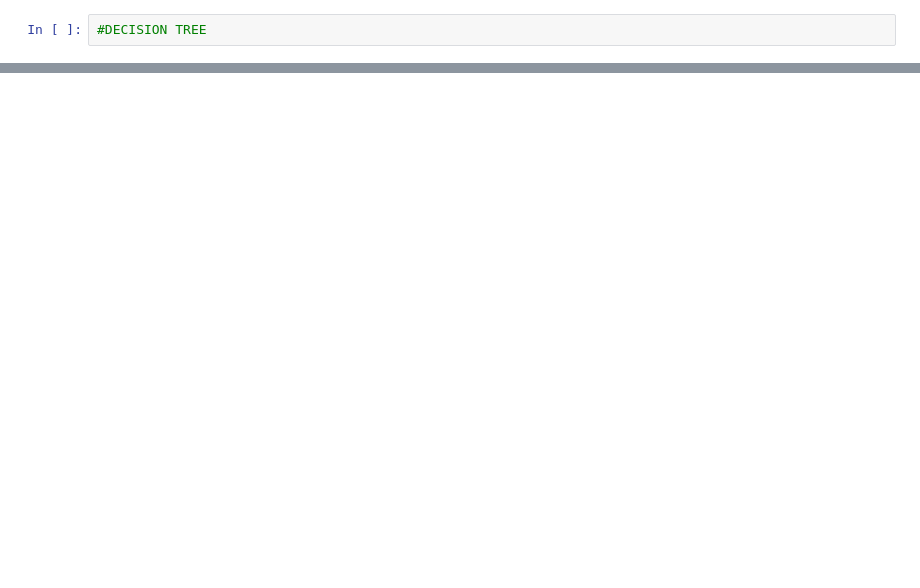
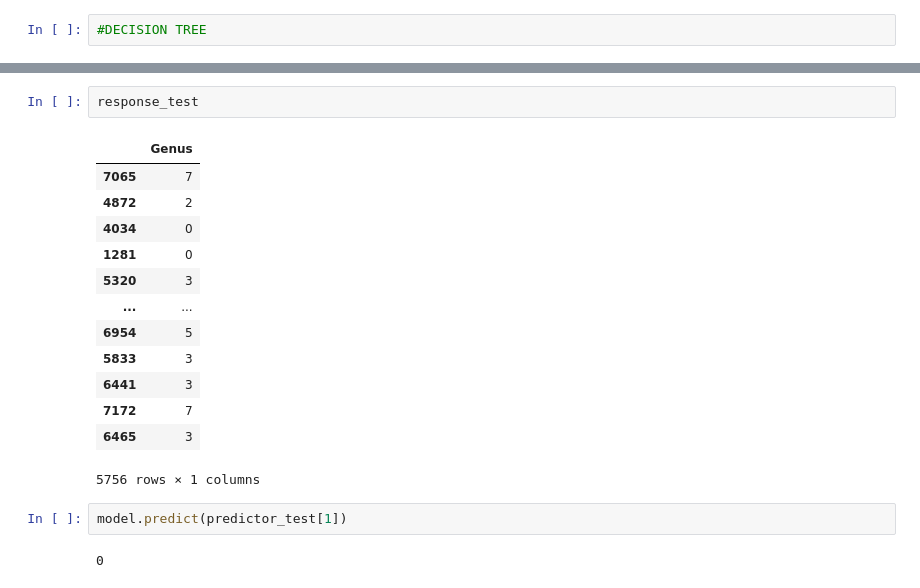
Before and after one commit to AkshayKohad/ML-Tutorial, a Jupyter notebook: Q1.ipynb, the cells around one changed output, grey strips where cells are left out. Saved outputs shown, nothing was run; the diff lists cells and outputs as text; blank space fills up the shorter version.

```diff
--- a/Q1.ipynb
+++ b/Q1.ipynb
@@ -289,0 +390,20 @@ model = DecisionTree()
+# %%
+response_test
+# %% [output]
+|  | Genus |
+| 7065 | 7 |
+| 4872 | 2 |
+| 4034 | 0 |
+| 1281 | 0 |
+| 5320 | 3 |
+| ... | ... |
+| 6954 | 5 |
+| 5833 | 3 |
+| 6441 | 3 |
+| 7172 | 7 |
+| 6465 | 3 |
+5756 rows × 1 columns
+# %%
+model.predict(predictor_test[1])
+# %% [output]
+0
```
Also changed, not shown: parts of 12 cells of this notebook.
